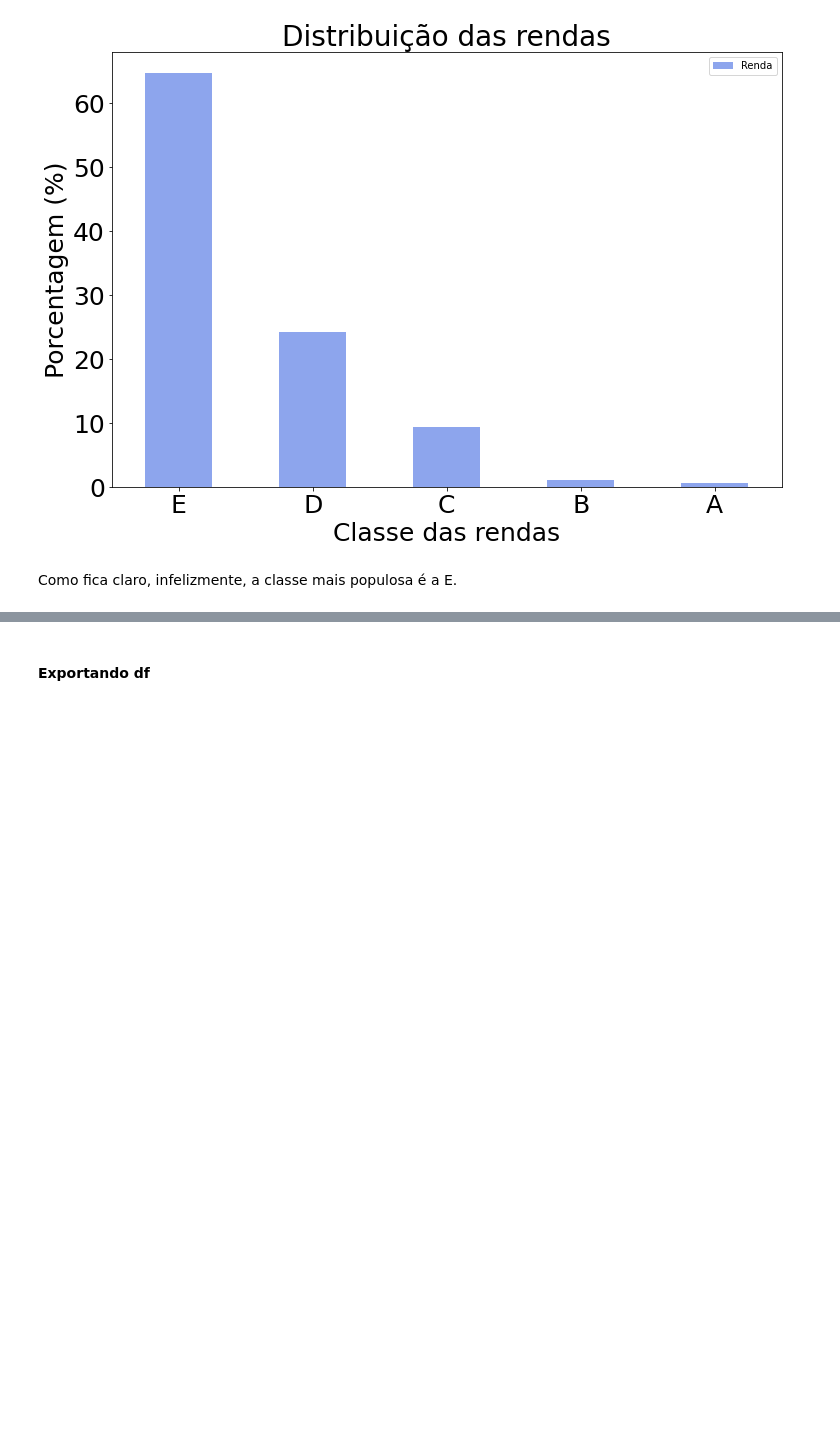
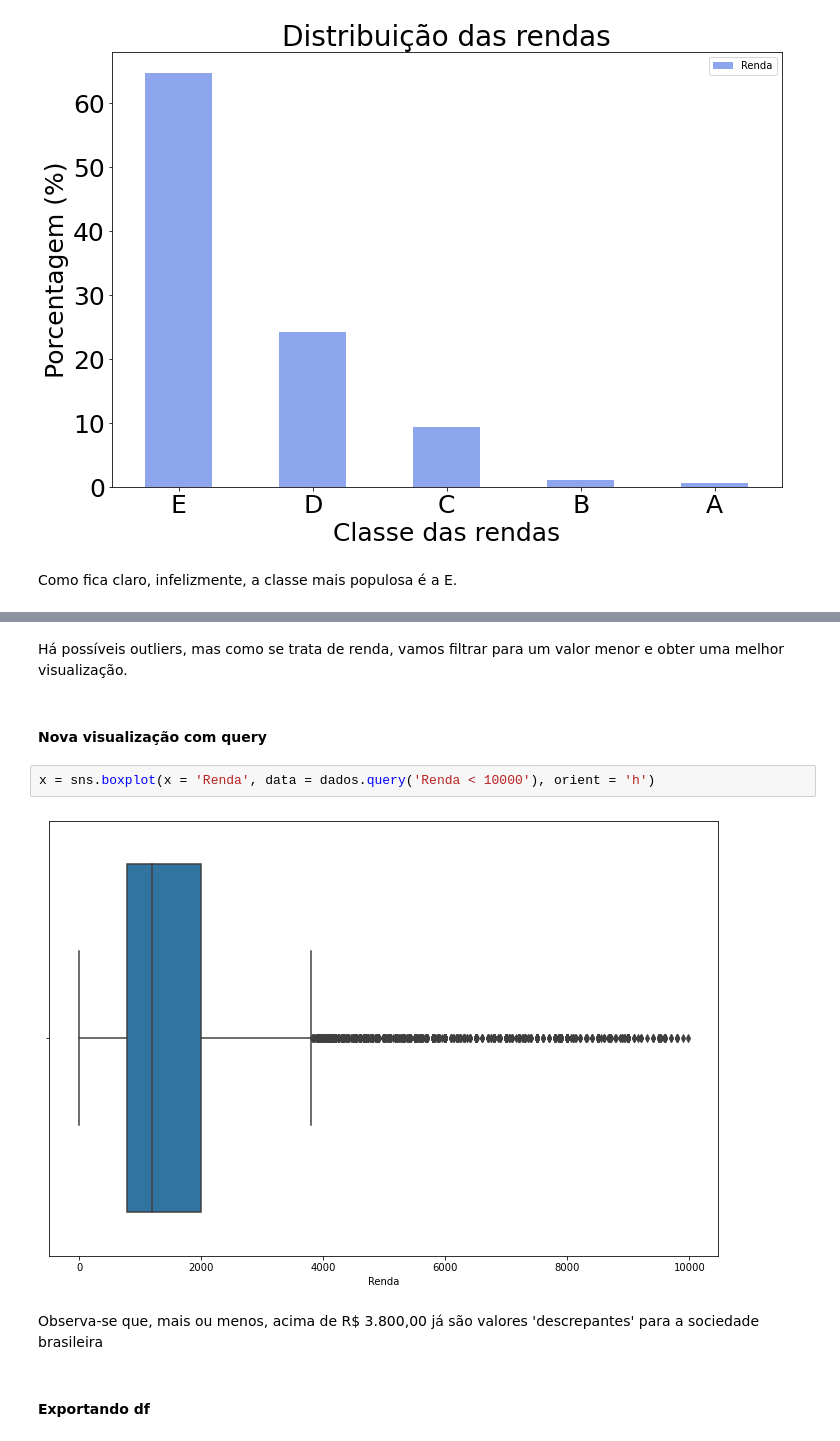
Before and after one commit to Marcus-Bernard0/Data-Science-projects, a Jupyter notebook: 1 - Projeto PNAD/Projeto.ipynb, the cells around one changed output, grey strips where cells are left out. Drawn from its saved outputs; the diff is of its cells as text; blank space fills up the shorter version.

```diff
--- a/1 - Projeto PNAD/Projeto.ipynb
+++ b/1 - Projeto PNAD/Projeto.ipynb
@@ -348,3 +360,13 @@ Como fica claro, infelizmente, a classe mais populosa é a E.
+# %% [markdown]
+Há possíveis outliers, mas como se trata de renda, vamos filtrar para um valor menor e obter uma melhor visualização.
+# %% [markdown]
+#### Nova visualização com query
+# %%
+x = sns.boxplot(x = 'Renda', data = dados.query('Renda < 10000'), orient = 'h')
+# %% [output]
+[figure, added]
+# %% [markdown]
+Observa-se que, mais ou menos, acima de R$ 3.800,00 já são valores 'descrepantes' para a sociedade brasileira
 # %% [markdown]
 #### Exportando df
 # %%
```
Also changed, not shown: parts of 5 cells of this notebook, 1 other file.
